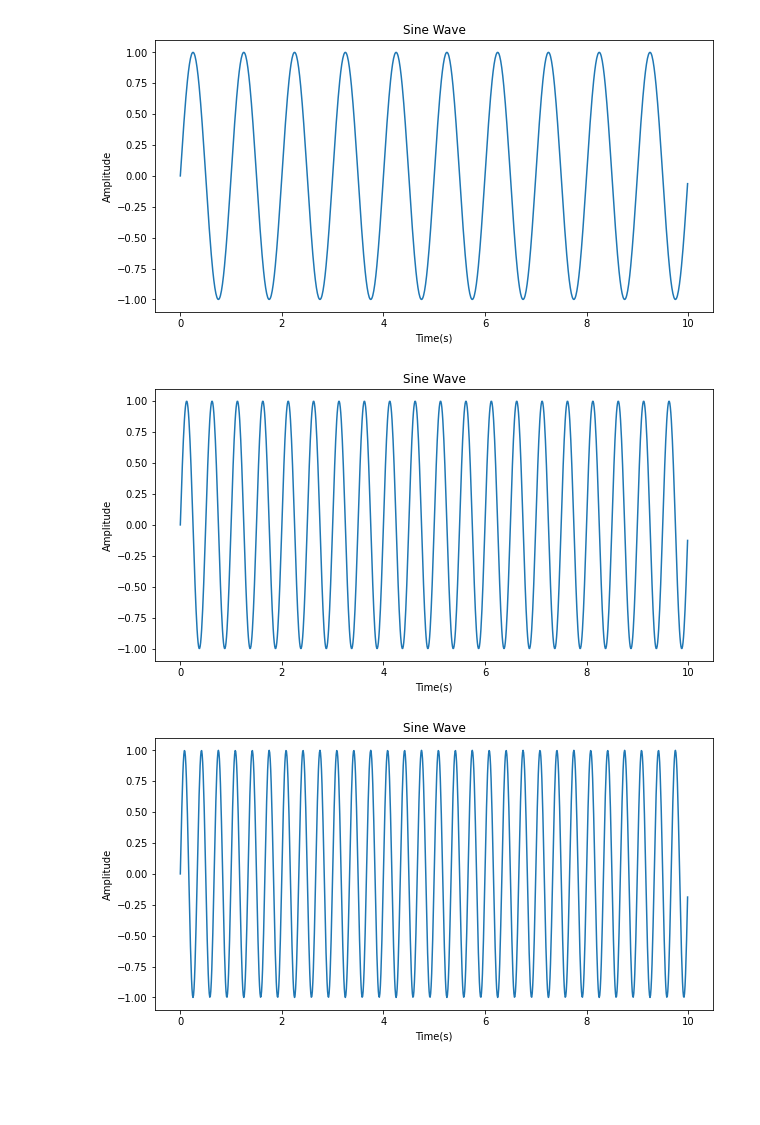
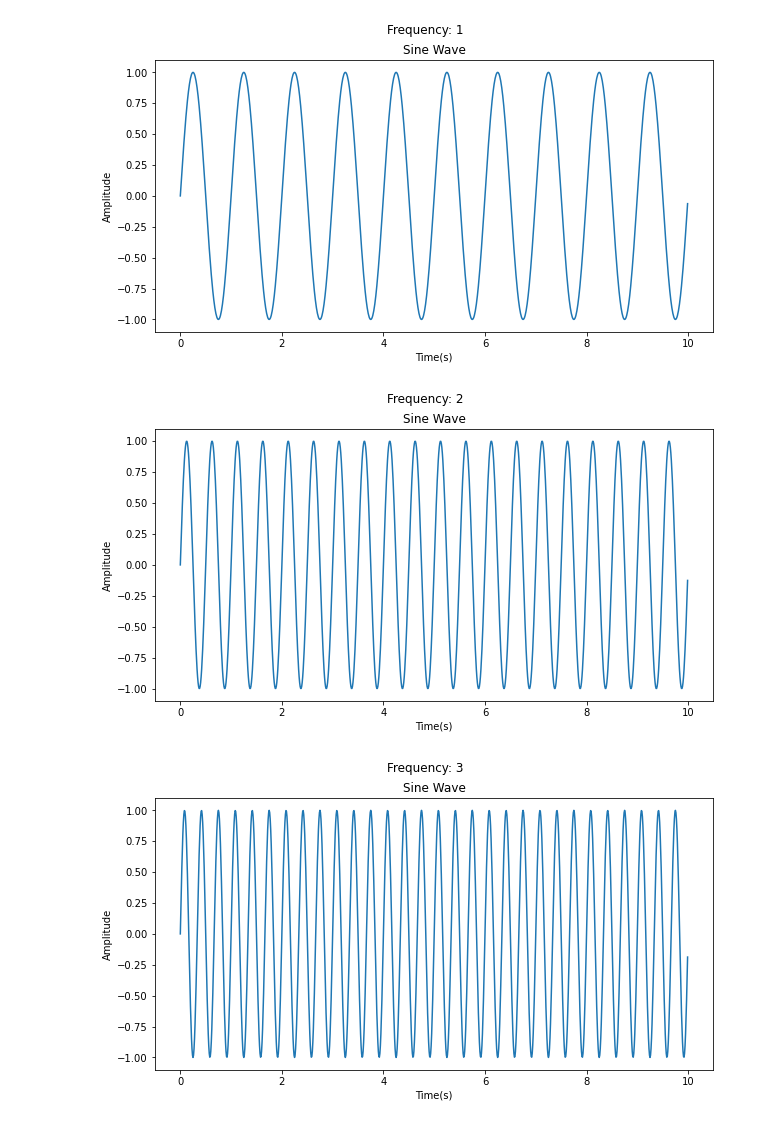
Before and after one commit to kankenny/cluttered-py-related-files, a Jupyter notebook: Physics.ipynb, the cells around one changed output. Saved outputs shown, nothing was run; the diff lists cells and outputs as text; code cells hidden in the pictures; blank space fills up the shorter version.

Commit message:
Add subtitle to show the frequency being used in a plot

```diff
--- a/Physics.ipynb
+++ b/Physics.ipynb
@@ -4,30 +4,31 @@ import matplotlib.pyplot as plt
 # %%
 # SineWave: y(t) = A*sin(2*pi*f*t + phi)
 
 def plotSineWave(freqArr):
 
     A = 1      # Amplitude
     phi = 0    # starting position
     sr = 100   # num of data points(samples) in 1 second
 
     # numpy arange method returns evenly spaced values w/in
     # a given interval
     # args: startTime, stopTime, step
     time = np.arange(0, 10, 1/sr)
 
     for f in freqArr:
         y = A * np.sin(2*np.pi*f*time + phi)
 
         plt.figure(figsize=(10,5))
         plt.plot(time, y)
+        plt.suptitle("Frequency: " + str(f))
         plt.title("Sine Wave")
         plt.xlabel("Time(s)")
         plt.ylabel("Amplitude")
         plt.show()
 
 freqArr = [1, 2, 3, 4, 5]
 plotSineWave(freqArr)
 # %% [output]
-[figure, old version]
+[figure, new version]
-[figure, old version]
+[figure, new version]
-[figure, old version]
+[figure, new version]
```
Also changed, not shown: parts of 1 cell of this notebook.
